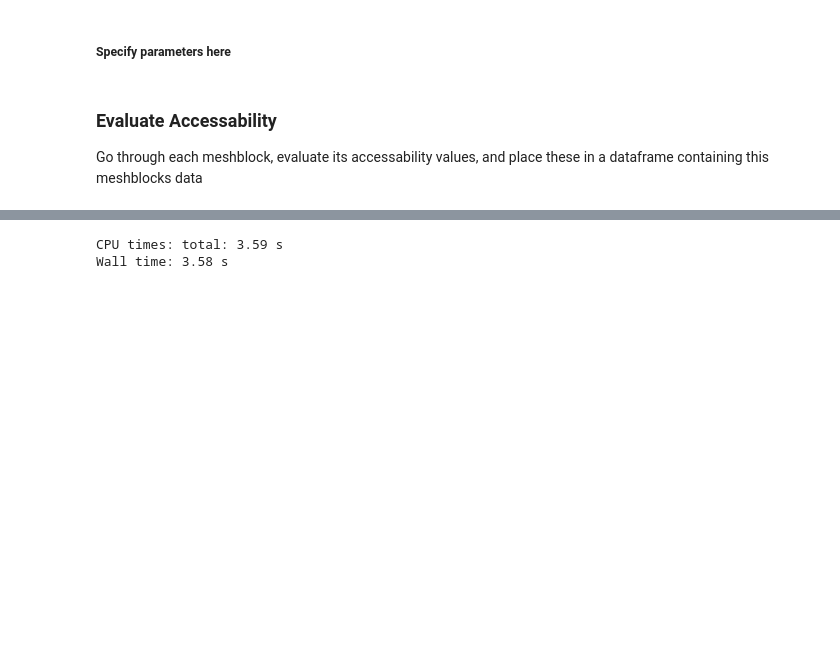
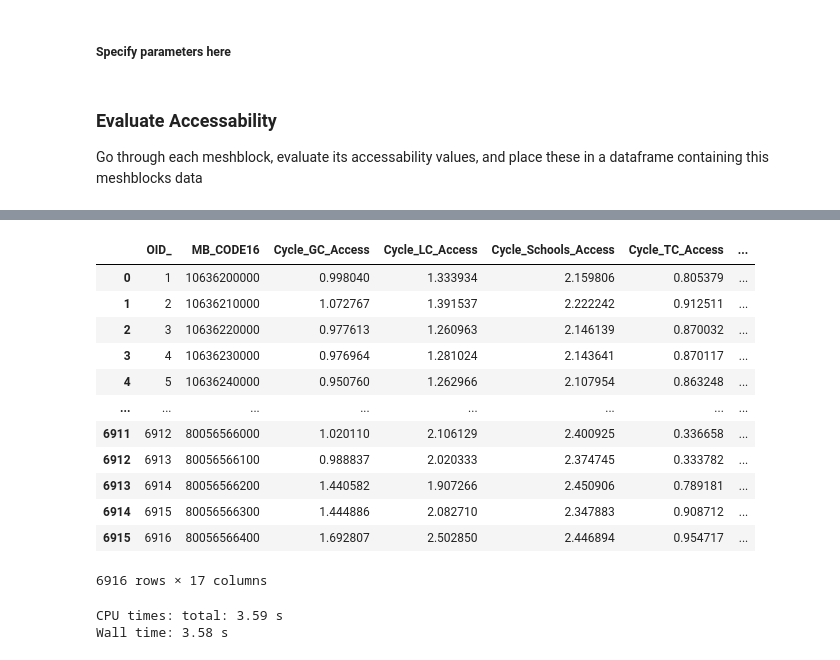
Before and after one commit to glennj258/Accessability-Scripts, a Jupyter notebook: Evaluating Accessibility.ipynb, the cells around one changed output, grey strips where cells are left out. Drawn from its saved outputs; the diff is of its cells as text; code cells hidden in the pictures; blank space fills up the shorter version.

```diff
--- a/Evaluating Accessibility.ipynb
+++ b/Evaluating Accessibility.ipynb
@@ -33,7 +33,7 @@ import glob
 Specify the path to the folder where the data to use is stored, and where output data will be placed, this code will reference folders "Accessability_Data", "Accessability_Data/Location Information Data" and "Output Data" within this folder.
 # %%
 #e.g. "C:/Users/gjames/Documents/Python Scripts/" #
-folder_path = "C:/Users/gjames/Documents/Python Scripts/"
+folder_path = "C:/Users/gjames/Documents/Python Scripts/Accessability_Data/"
 # %% [markdown]
 #### Import the data to use
 # %%
@@ -41,7 +41,7 @@ folder_path = "C:/Users/gjames/Documents/Python Scripts/"
 df_dict = {}
 
 #get the accessability files
-for file in glob.glob(folder_path + "Accessability_Data/*.csv")[:]: #remove [:5] here for full dataset
+for file in glob.glob(folder_path + "*.csv")[:]: #remove [:5] here for full dataset
     name = create_shortened_name(file)
     df_dict[name] = pd.read_csv(file)
     print(name)
@@ -274,3 +298,19 @@ def evaluate_access(df_dict, OD_matrix_key):
+# %%
+Access_df
+# %% [output]
+|  | OID_ | MB_CODE16 | Cycle_GC_Access | Cycle_LC_Access | Cycle_Schools_Access | Cycle_TC_Access | ... |
+| 0 | 1 | 10636200000 | 0.998040 | 1.333934 | 2.159806 | 0.805379 | ... |
+| 1 | 2 | 10636210000 | 1.072767 | 1.391537 | 2.222242 | 0.912511 | ... |
+| 2 | 3 | 10636220000 | 0.977613 | 1.260963 | 2.146139 | 0.870032 | ... |
+| 3 | 4 | 10636230000 | 0.976964 | 1.281024 | 2.143641 | 0.870117 | ... |
+| 4 | 5 | 10636240000 | 0.950760 | 1.262966 | 2.107954 | 0.863248 | ... |
+| ... | ... | ... | ... | ... | ... | ... | ... |
+| 6911 | 6912 | 80056566000 | 1.020110 | 2.106129 | 2.400925 | 0.336658 | ... |
+| 6912 | 6913 | 80056566100 | 0.988837 | 2.020333 | 2.374745 | 0.333782 | ... |
+| 6913 | 6914 | 80056566200 | 1.440582 | 1.907266 | 2.450906 | 0.789181 | ... |
+| 6914 | 6915 | 80056566300 | 1.444886 | 2.082710 | 2.347883 | 0.908712 | ... |
+| 6915 | 6916 | 80056566400 | 1.692807 | 2.502850 | 2.446894 | 0.954717 | ... |
+6916 rows × 17 columns
 # %%
 %%time
 OD_access_series_walk_tc = evaluate_access(df_dict, "Walk_TC")
```
Also changed, not shown: parts of 13 cells of this notebook.
